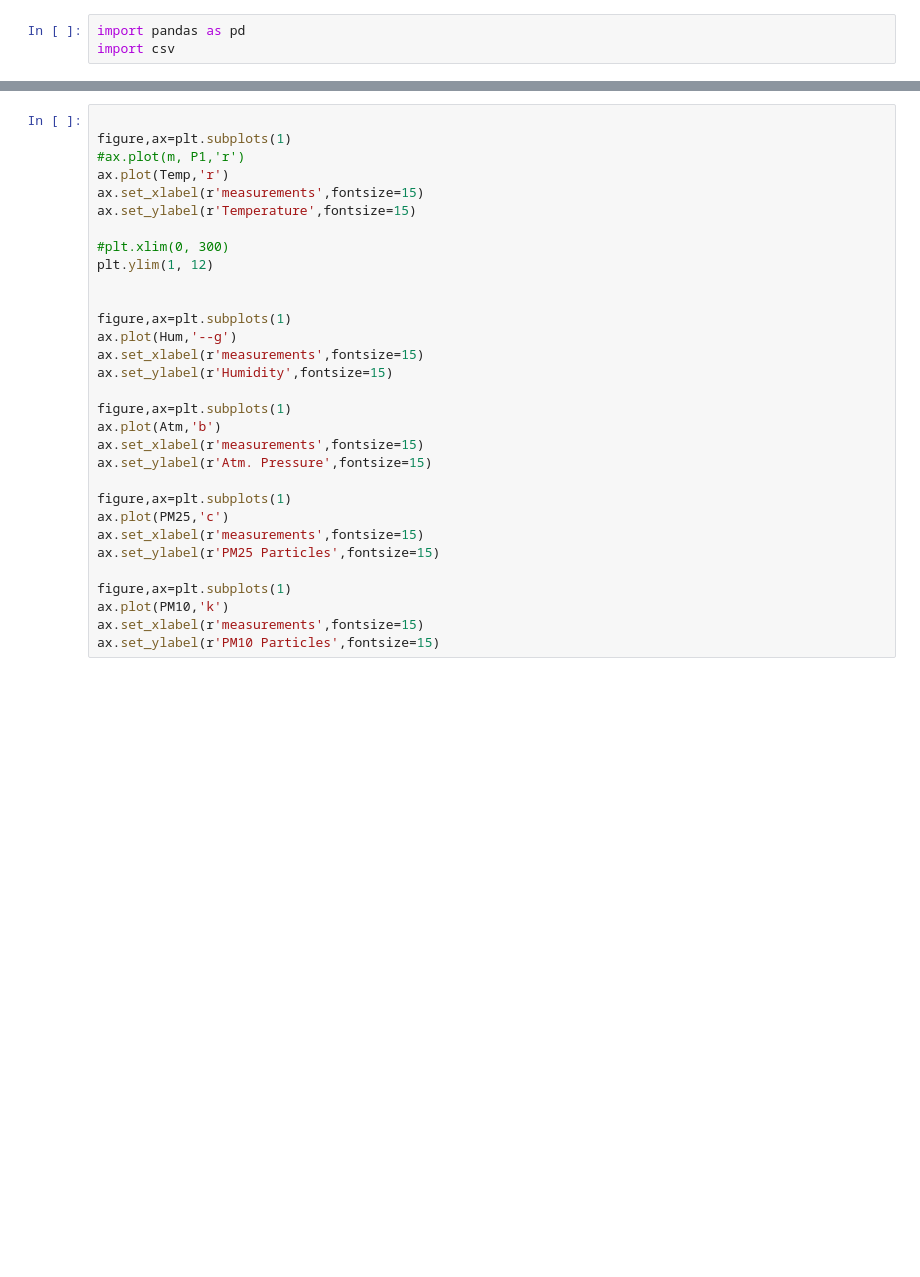
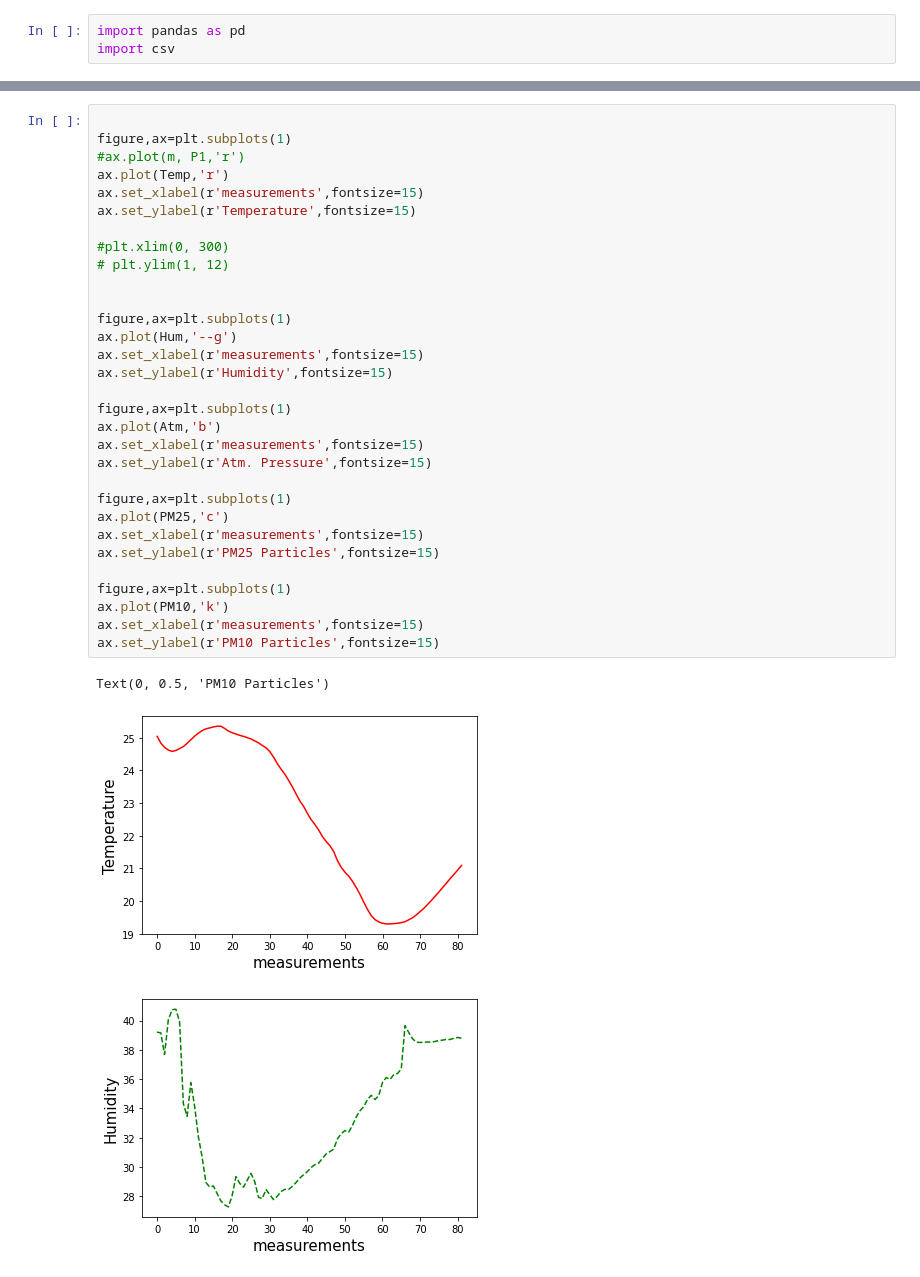
Before and after one commit to enggsajjad/test_tcp_ngrok, a Jupyter notebook: WebTunnings/tcpdata_plot.ipynb, the cells around one changed output, grey strips where cells are left out. Cells and saved outputs as stored; diff of their text form; blank space fills up the shorter version.

```diff
--- a/WebTunnings/tcpdata_plot.ipynb
+++ b/WebTunnings/tcpdata_plot.ipynb
@@ -79,31 +70,35 @@ Text(0, 0.5, 'm4')
 # %%
 
 figure,ax=plt.subplots(1)
 #ax.plot(m, P1,'r')
 ax.plot(Temp,'r')
 ax.set_xlabel(r'measurements',fontsize=15)
 ax.set_ylabel(r'Temperature',fontsize=15)
 
 #plt.xlim(0, 300)
-plt.ylim(1, 12)
+# plt.ylim(1, 12)
 
 
 figure,ax=plt.subplots(1)
 ax.plot(Hum,'--g')
 ax.set_xlabel(r'measurements',fontsize=15)
 ax.set_ylabel(r'Humidity',fontsize=15)
 
 figure,ax=plt.subplots(1)
 ax.plot(Atm,'b')
 ax.set_xlabel(r'measurements',fontsize=15)
 ax.set_ylabel(r'Atm. Pressure',fontsize=15)
 
 figure,ax=plt.subplots(1)
 ax.plot(PM25,'c')
 ax.set_xlabel(r'measurements',fontsize=15)
 ax.set_ylabel(r'PM25 Particles',fontsize=15)
 
 figure,ax=plt.subplots(1)
 ax.plot(PM10,'k')
 ax.set_xlabel(r'measurements',fontsize=15)
 ax.set_ylabel(r'PM10 Particles',fontsize=15)
+# %% [output]
+Text(0, 0.5, 'PM10 Particles')
+[figure, added]
+[figure, added]
```
Also changed, not shown: parts of 3 cells of this notebook, 5 other files.
